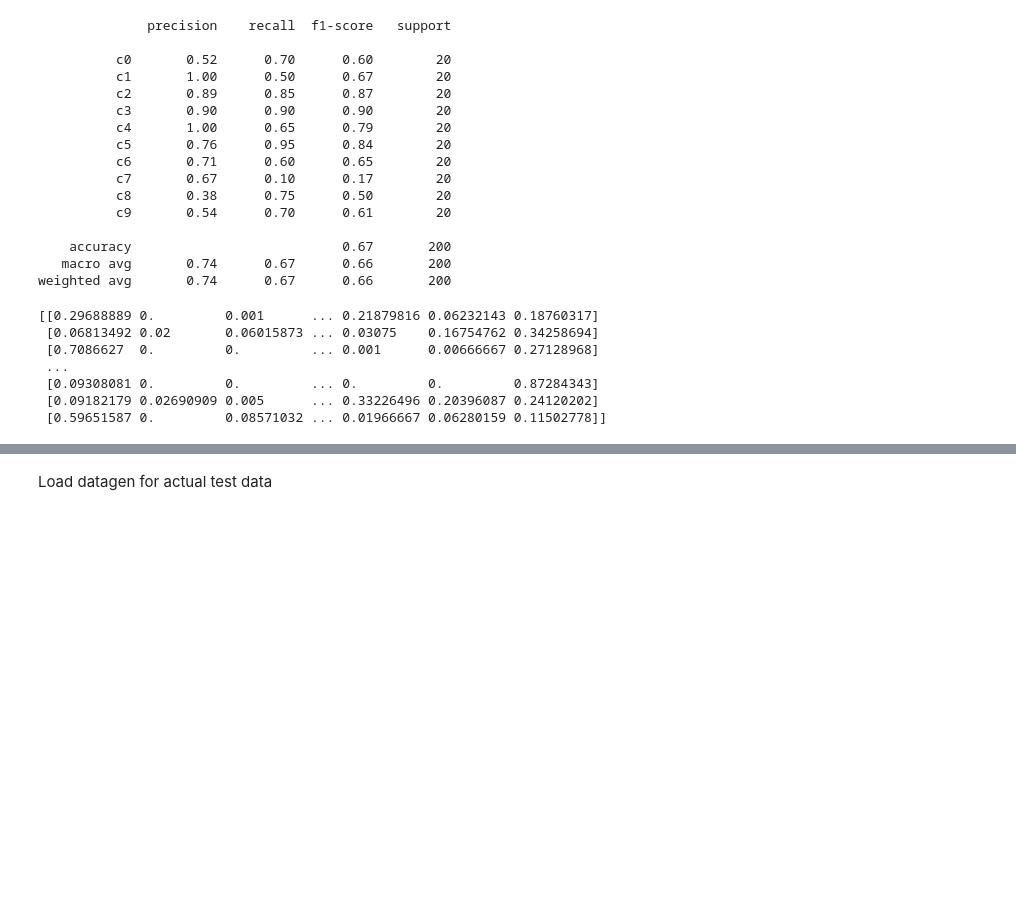
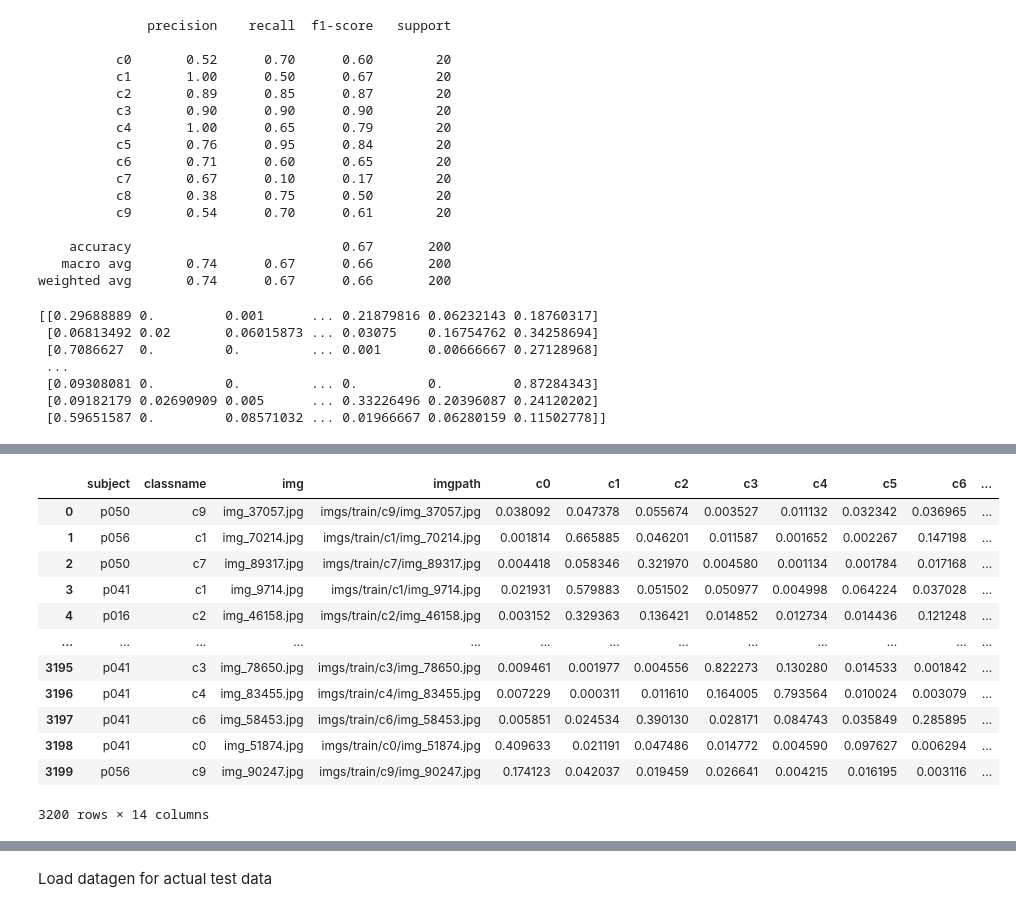
Before and after one commit to Dylan-C-Neal/DistractedDrivingClassifier, a Jupyter notebook: notebooks/Modeling_new.ipynb, the cells around one changed output, grey strips where cells are left out. Drawn from its saved outputs; the diff is of its cells as text; code cells hidden in the pictures; blank space fills up the shorter version.

```diff
--- a/notebooks/Modeling_new.ipynb
+++ b/notebooks/Modeling_new.ipynb
@@ -707,0 +788,23 @@ print(model.predict_proba(X_labeled_test))
+# %%
+validation_predictions = model3.predict(test)
+# %%
+validation_predictions = pd.DataFrame(validation_predictions,
+                                         columns=['c0', 'c1', 'c2', 'c3', 'c4', 'c5', 'c6', 'c7', 'c8', 'c9'])
+# %%
+classifier_train_data = df_test.reset_index(drop=True).join(validation_predictions)
+# %%
+classifier_train_data
+# %% [output]
+|  | subject | classname | img | imgpath | c0 | c1 | c2 | c3 | c4 | c5 | c6 | ... |
+| 0 | p050 | c9 | img_37057.jpg | imgs/train/c9/img_37057.jpg | 0.038092 | 0.047378 | 0.055674 | 0.003527 | 0.011132 | 0.032342 | 0.036965 | ... |
+| 1 | p056 | c1 | img_70214.jpg | imgs/train/c1/img_70214.jpg | 0.001814 | 0.665885 | 0.046201 | 0.011587 | 0.001652 | 0.002267 | 0.147198 | ... |
+| 2 | p050 | c7 | img_89317.jpg | imgs/train/c7/img_89317.jpg | 0.004418 | 0.058346 | 0.321970 | 0.004580 | 0.001134 | 0.001784 | 0.017168 | ... |
+| 3 | p041 | c1 | img_9714.jpg | imgs/train/c1/img_9714.jpg | 0.021931 | 0.579883 | 0.051502 | 0.050977 | 0.004998 | 0.064224 | 0.037028 | ... |
+| 4 | p016 | c2 | img_46158.jpg | imgs/train/c2/img_46158.jpg | 0.003152 | 0.329363 | 0.136421 | 0.014852 | 0.012734 | 0.014436 | 0.121248 | ... |
+| ... | ... | ... | ... | ... | ... | ... | ... | ... | ... | ... | ... | ... |
+| 3195 | p041 | c3 | img_78650.jpg | imgs/train/c3/img_78650.jpg | 0.009461 | 0.001977 | 0.004556 | 0.822273 | 0.130280 | 0.014533 | 0.001842 | ... |
+| 3196 | p041 | c4 | img_83455.jpg | imgs/train/c4/img_83455.jpg | 0.007229 | 0.000311 | 0.011610 | 0.164005 | 0.793564 | 0.010024 | 0.003079 | ... |
+| 3197 | p041 | c6 | img_58453.jpg | imgs/train/c6/img_58453.jpg | 0.005851 | 0.024534 | 0.390130 | 0.028171 | 0.084743 | 0.035849 | 0.285895 | ... |
+| 3198 | p041 | c0 | img_51874.jpg | imgs/train/c0/img_51874.jpg | 0.409633 | 0.021191 | 0.047486 | 0.014772 | 0.004590 | 0.097627 | 0.006294 | ... |
+| 3199 | p056 | c9 | img_90247.jpg | imgs/train/c9/img_90247.jpg | 0.174123 | 0.042037 | 0.019459 | 0.026641 | 0.004215 | 0.016195 | 0.003116 | ... |
+3200 rows × 14 columns
```
Also changed, not shown: parts of 51 cells of this notebook, 3 other files.
